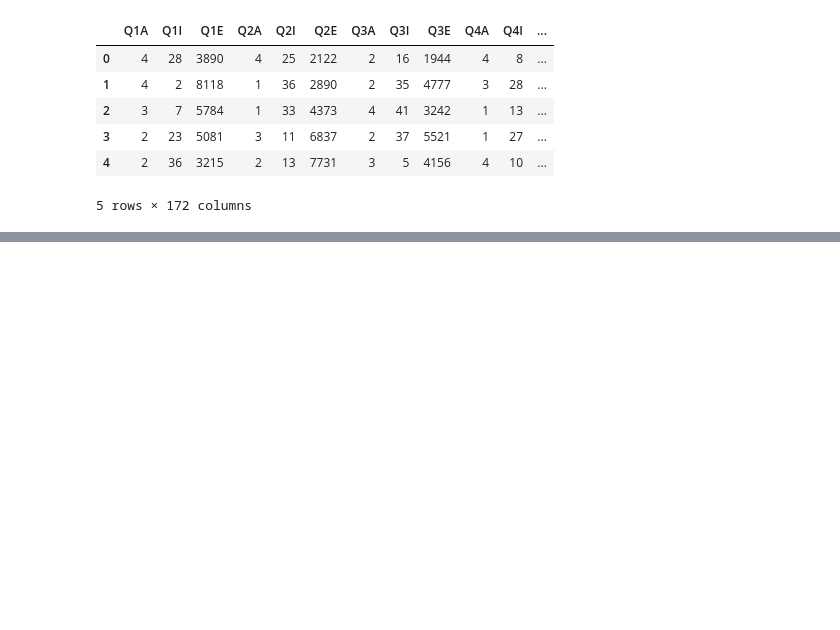
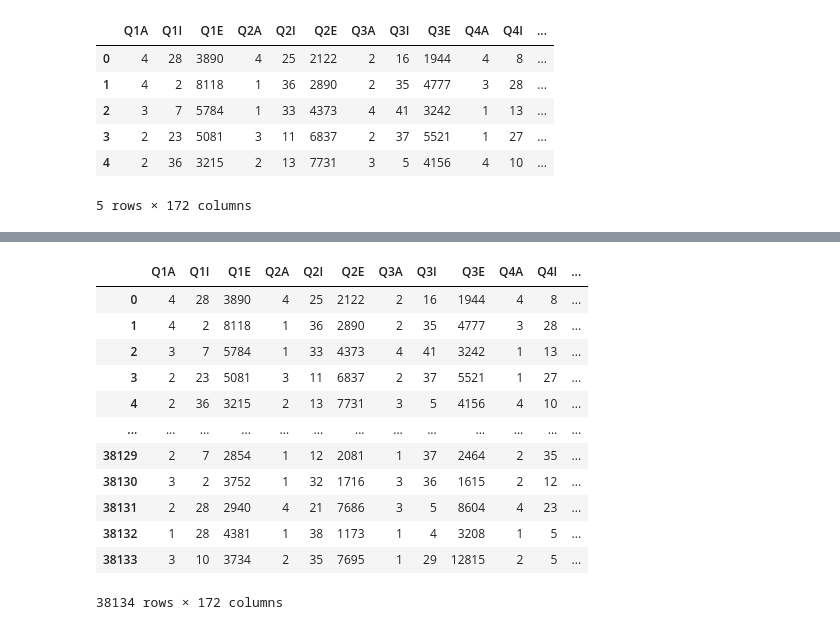
Before and after one commit to sanjana1391/Predicting-Depression-Anxiety-and-Stress, a Jupyter notebook: Predicting_Depression,_Anxiety_and_Stress.ipynb, the cells around one changed output, grey strips where cells are left out. Drawn from its saved outputs; the diff is of its cells as text; code cells hidden in the pictures; blank space fills up the shorter version.

```diff
--- a/Predicting_Depression,_Anxiety_and_Stress.ipynb
+++ b/Predicting_Depression,_Anxiety_and_Stress.ipynb
@@ -59,0 +309,16 @@ df.tail()
+# %%
+df.dropna(how='all')
+# %% [output]
+|  | Q1A | Q1I | Q1E | Q2A | Q2I | Q2E | Q3A | Q3I | Q3E | Q4A | Q4I | ... |
+| 0 | 4 | 28 | 3890 | 4 | 25 | 2122 | 2 | 16 | 1944 | 4 | 8 | ... |
+| 1 | 4 | 2 | 8118 | 1 | 36 | 2890 | 2 | 35 | 4777 | 3 | 28 | ... |
+| 2 | 3 | 7 | 5784 | 1 | 33 | 4373 | 4 | 41 | 3242 | 1 | 13 | ... |
+| 3 | 2 | 23 | 5081 | 3 | 11 | 6837 | 2 | 37 | 5521 | 1 | 27 | ... |
+| 4 | 2 | 36 | 3215 | 2 | 13 | 7731 | 3 | 5 | 4156 | 4 | 10 | ... |
+| ... | ... | ... | ... | ... | ... | ... | ... | ... | ... | ... | ... | ... |
+| 38129 | 2 | 7 | 2854 | 1 | 12 | 2081 | 1 | 37 | 2464 | 2 | 35 | ... |
+| 38130 | 3 | 2 | 3752 | 1 | 32 | 1716 | 3 | 36 | 1615 | 2 | 12 | ... |
+| 38131 | 2 | 28 | 2940 | 4 | 21 | 7686 | 3 | 5 | 8604 | 4 | 23 | ... |
+| 38132 | 1 | 28 | 4381 | 1 | 38 | 1173 | 1 | 4 | 3208 | 1 | 5 | ... |
+| 38133 | 3 | 10 | 3734 | 2 | 35 | 7695 | 1 | 29 | 12815 | 2 | 5 | ... |
+38134 rows × 172 columns
```
Also changed, not shown: parts of 20 cells of this notebook.
